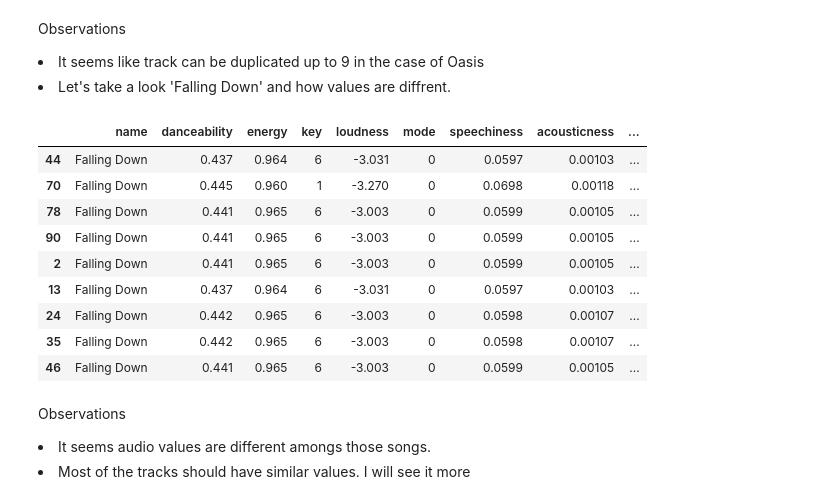
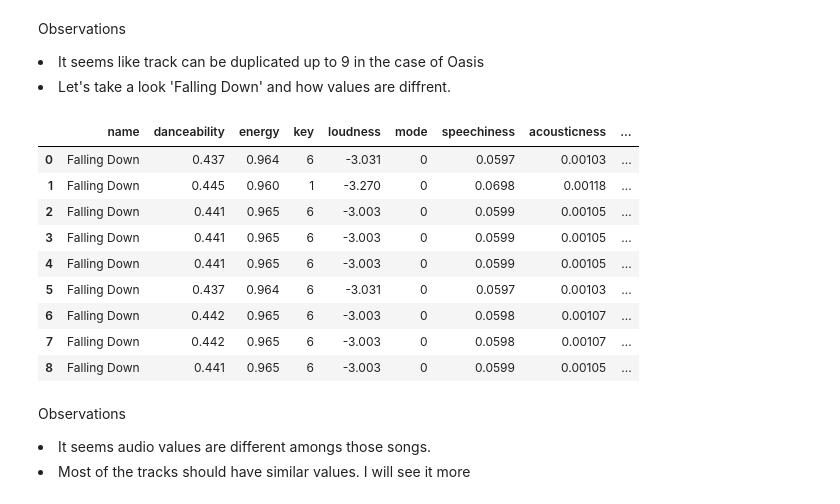
Before and after one commit to ShunOyama/Spotify_API, a Jupyter notebook: src/notebook/spotify_clustering_EDA.ipynb, the cells around one changed output. Drawn from its saved outputs; the diff is of its cells as text; code cells hidden in the pictures.

```diff
--- a/src/notebook/spotify_clustering_EDA.ipynb
+++ b/src/notebook/spotify_clustering_EDA.ipynb
@@ -107,19 +110,19 @@ Observations<br>
 <li>It seems like track can be duplicated up to 9 in the case of Oasis</li>
 <li>Let's take a look 'Falling Down' and how values are diffrent.</li>
 # %%
-falling_down_df = oasis_df[oasis_df['name']=='Falling Down']
+falling_down_df = oasis_df[oasis_df['name']=='Falling Down'].reset_index(drop=True)
 falling_down_df
 # %% [output]
 |  | name | danceability | energy | key | loudness | mode | speechiness | acousticness | ... |
-| 44 | Falling Down | 0.437 | 0.964 | 6 | -3.031 | 0 | 0.0597 | 0.00103 | ... |
-| 70 | Falling Down | 0.445 | 0.960 | 1 | -3.270 | 0 | 0.0698 | 0.00118 | ... |
-| 78 | Falling Down | 0.441 | 0.965 | 6 | -3.003 | 0 | 0.0599 | 0.00105 | ... |
-| 90 | Falling Down | 0.441 | 0.965 | 6 | -3.003 | 0 | 0.0599 | 0.00105 | ... |
+| 0 | Falling Down | 0.437 | 0.964 | 6 | -3.031 | 0 | 0.0597 | 0.00103 | ... |
+| 1 | Falling Down | 0.445 | 0.960 | 1 | -3.270 | 0 | 0.0698 | 0.00118 | ... |
 | 2 | Falling Down | 0.441 | 0.965 | 6 | -3.003 | 0 | 0.0599 | 0.00105 | ... |
-| 13 | Falling Down | 0.437 | 0.964 | 6 | -3.031 | 0 | 0.0597 | 0.00103 | ... |
-| 24 | Falling Down | 0.442 | 0.965 | 6 | -3.003 | 0 | 0.0598 | 0.00107 | ... |
-| 35 | Falling Down | 0.442 | 0.965 | 6 | -3.003 | 0 | 0.0598 | 0.00107 | ... |
-| 46 | Falling Down | 0.441 | 0.965 | 6 | -3.003 | 0 | 0.0599 | 0.00105 | ... |
+| 3 | Falling Down | 0.441 | 0.965 | 6 | -3.003 | 0 | 0.0599 | 0.00105 | ... |
+| 4 | Falling Down | 0.441 | 0.965 | 6 | -3.003 | 0 | 0.0599 | 0.00105 | ... |
+| 5 | Falling Down | 0.437 | 0.964 | 6 | -3.031 | 0 | 0.0597 | 0.00103 | ... |
+| 6 | Falling Down | 0.442 | 0.965 | 6 | -3.003 | 0 | 0.0598 | 0.00107 | ... |
+| 7 | Falling Down | 0.442 | 0.965 | 6 | -3.003 | 0 | 0.0598 | 0.00107 | ... |
+| 8 | Falling Down | 0.441 | 0.965 | 6 | -3.003 | 0 | 0.0599 | 0.00105 | ... |
 # %% [markdown]
 Observations<br>
 <li>It seems audio values are different amongs those songs.</li>
```
Also changed, not shown: parts of 7 cells of this notebook, 1 other file.
